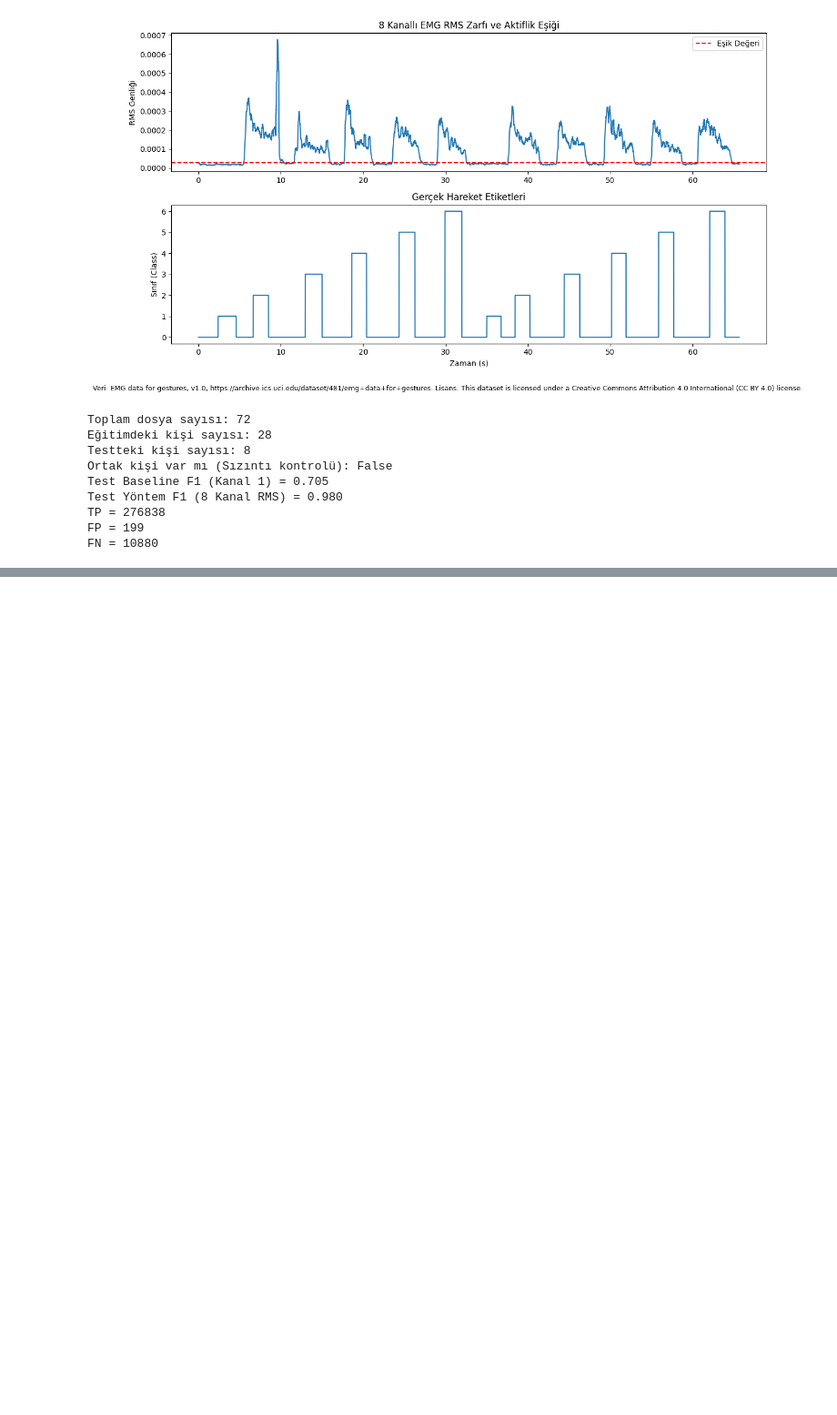
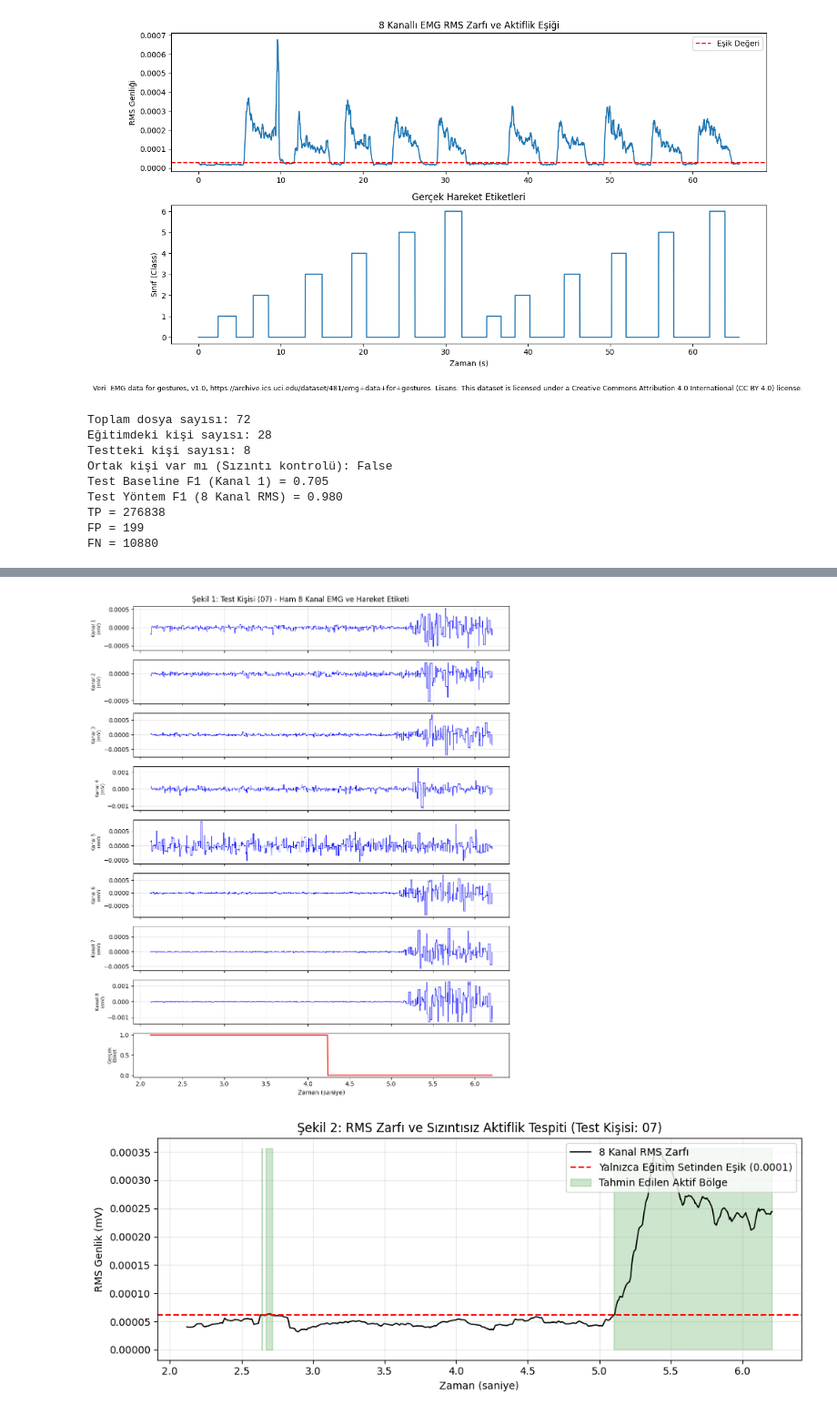
Before and after one commit to 3rcayan-prog/EEM4011-EMG-Projesi, a Jupyter notebook: EEM4011_EMG_Projesi.ipynb, the cells around one changed output, grey strips where cells are left out. Shown at 91% size. Drawn from its saved outputs; the diff is of its cells as text; code cells hidden in the pictures; blank space fills up the shorter version.

```diff
--- a/EEM4011_EMG_Projesi.ipynb
+++ b/EEM4011_EMG_Projesi.ipynb
@@ -224,0 +287,6 @@ FN = 10880
+# %%
+# 1. Aşama: Aynı test kişilerinde 'hep aktif' F1 skoru (Class 0 dışarıda)
+tahmin_hep_aktif = np.ones_like(gercek_test, dtype=bool)
+hep_aktif_f1 = f1(tahmin_hep_aktif[m_test], gercek_test[m_test])
+
+print(f"Test Hep Aktif F1 = {hep_aktif_f1:.3f}")
@@ -224,0 +366,72 @@ FN = 10880
+# %%
+import matplotlib.pyplot as plt
+import os
+
+# 1. 5. Bölmedeki test grubundan bir kişiyi (örneğin ilk kişiyi) seçelim
+test_kisi = test_kisiler[0]
+secilen_dosya = [d for d in dosyalar if test_kisi in os.path.basename(os.path.dirname(d))][0]
+
+# Sadece grafik için bu dosyayı ham haliyle okuyalım (Kanal 2-8'i görmek için)
+df_grafik = pd.read_csv(secilen_dosya, sep="\t")
+df_grafik.columns = [c.strip() for c in df_grafik.columns]
+
+# Birkaç saniyelik kesit alalım (örneğin 2000. ile 6000. satırlar arası)
+bas, bit = 2000, 6000
+df_kesit = df_grafik.iloc[bas:bit].copy()
+zaman = df_kesit['time'] / 1000.0  # ms'den saniyeye çevrim
+
+# ŞEKİL 1: Ham 8 Kanal ve Gerçek Etiket
+fig1, axs1 = plt.subplots(9, 1, figsize=(10, 12), sharex=True)
+kanallar_tam = [f'channel{i}' for i in range(1, 9)]
+for i, kanal in enumerate(kanallar_tam):
+    axs1[i].plot(zaman, df_kesit[kanal], color='blue', linewidth=0.8)
+    axs1[i].set_ylabel(f'Kanal {i+1}\n(mV)', fontsize=8)
+    axs1[i].grid(True, alpha=0.3)
+
+axs1[8].plot(zaman, df_kesit['class'], color='red', linewidth=1.5)
+axs1[8].set_ylabel('Gerçek\nEtiket', fontsize=8)
+axs1[8].set_xlabel('Zaman (saniye)', fontsize=10)
+fig1.suptitle(f"Şekil 1: Test Kişisi ({test_kisi}) - Ham 8 Kanal EMG ve Hareket Etiketi", fontsize=12)
+plt.tight_layout()
+plt.savefig("sekil1.png", dpi=300)
+
+# ŞEKİL 2: RMS Zarfı, Eğitim Eşiği ve Tahmin
+rms_kesit = np.sqrt((df_kesit[kanallar_tam] ** 2).rolling(200, center=True, min_periods=1).mean()).mean(axis=1)
+
+fig2, ax2 = plt.subplots(figsize=(10, 4))
+ax2.plot(zaman, rms_kesit, label='8 Kanal RMS Zarfı', color='black', linewidth=1.2)
+ax2.axhline(y=esik, color='red', linestyle='--', label=f'Yalnızca Eğitim Setinden Eşik ({esik:.4f})')
+
+tahmin_aktif = rms_kesit > esik
+ax2.fill_between(zaman, 0, rms_kesit.max(), where=tahmin_aktif, color='green', alpha=0.2, label='Tahmin Edilen Aktif Bölge')
+
+ax2.set_xlabel('Zaman (saniye)', fontsize=10)
+ax2.set_ylabel('RMS Genlik (mV)', fontsize=10)
+ax2.set_title(f"Şekil 2: RMS Zarfı ve Sızıntısız Aktiflik Tespiti (Test Kişisi: {test_kisi})", fontsize=12)
+ax2.legend(loc='upper right')
+ax2.grid(True, alpha=0.3)
+plt.tight_layout()
+plt.savefig("sekil2.png", dpi=300)
+
+# ŞEKİL 3: F1 Çubuk Grafiği (5 Bölmeli Hata Çubuklu)
+fig3, ax3 = plt.subplots(figsize=(8, 5))
+yontemler = ['Kanal 1 Baseline', 'Hep Aktif (Dummy)', '8 Kanal RMS']
+ortalamalar = [np.mean(baseline_f1_list), np.mean(hep_aktif_f1_list), np.mean(rms_f1_list)]
+sapmalar = [np.std(baseline_f1_list), np.std(hep_aktif_f1_list), np.std(rms_f1_list)]
+
+bars = ax3.bar(yontemler, ortalamalar, yerr=sapmalar, capsize=10, color=['gray', 'orange', 'green'], alpha=0.8)
+ax3.set_ylim(0, 1.1)
+ax3.set_ylabel('F1 Skoru', fontsize=10)
+ax3.set_title('Şekil 3: Sızıntısız 5-Fold Çapraz Doğrulama F1 Skorları', fontsize=12)
+
+for bar in bars:
+    yval = bar.get_height()
+    ax3.text(bar.get_x() + bar.get_width()/2, yval - 0.05, f"{yval:.3f}", ha='center', va='top', color='white', fontweight='bold')
+
+ax3.grid(axis='y', alpha=0.3)
+plt.tight_layout()
+plt.savefig("sekil3.png", dpi=300)
+plt.show()
+# %% [output]
+[figure, added]
+[figure, added]
```
Also changed, not shown: parts of 4 cells of this notebook.
